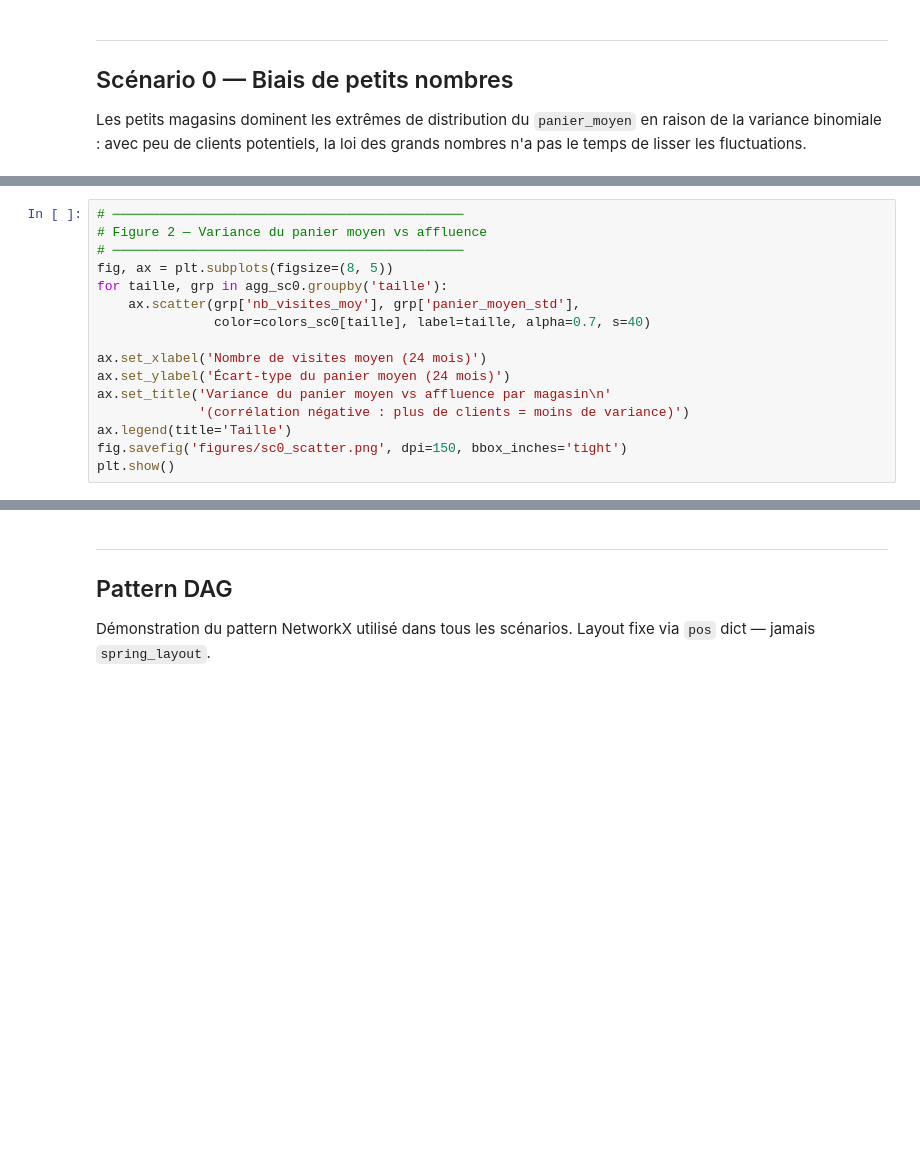
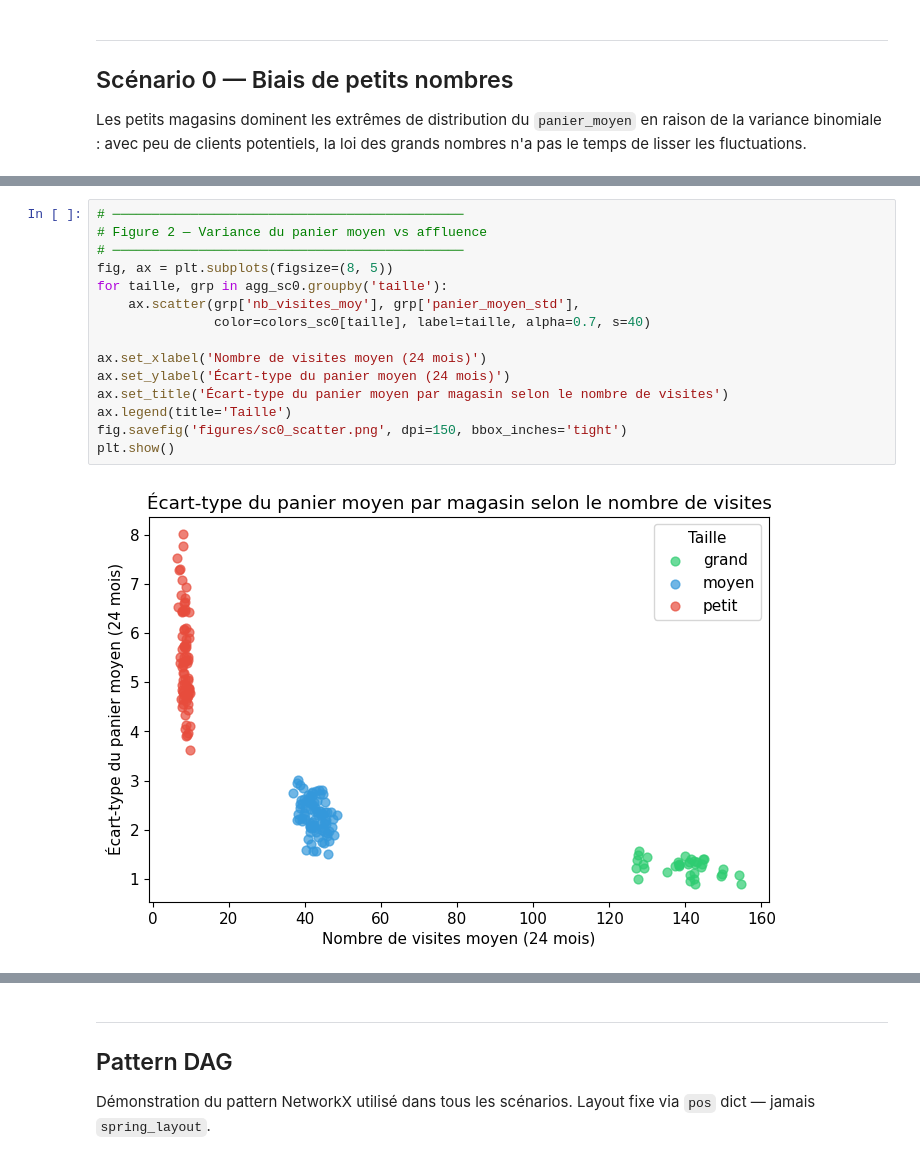
Before and after one commit to etirouthier/formation_causalite, a Jupyter notebook: formation_causalite.ipynb, the cells around one changed output, grey strips where cells are left out. Saved outputs shown, nothing was run; the diff lists cells and outputs as text; blank space fills up the shorter version.

Commit message:
fix(02): titres figures sc0 — factuels, sans commentaires interprétatifs
Co-Authored-By: Claude Sonnet 4.6 <noreply@anthropic.com>

```diff
--- a/formation_causalite.ipynb
+++ b/formation_causalite.ipynb
@@ -271,19 +279,20 @@ plt.show()
 # %%
 # ─────────────────────────────────────────────
 # Figure 2 — Variance du panier moyen vs affluence
 # ─────────────────────────────────────────────
 fig, ax = plt.subplots(figsize=(8, 5))
 for taille, grp in agg_sc0.groupby('taille'):
     ax.scatter(grp['nb_visites_moy'], grp['panier_moyen_std'],
                color=colors_sc0[taille], label=taille, alpha=0.7, s=40)
 
 ax.set_xlabel('Nombre de visites moyen (24 mois)')
 ax.set_ylabel('Écart-type du panier moyen (24 mois)')
-ax.set_title('Variance du panier moyen vs affluence par magasin\n'
-             '(corrélation négative : plus de clients = moins de variance)')
+ax.set_title('Écart-type du panier moyen par magasin selon le nombre de visites')
 ax.legend(title='Taille')
 fig.savefig('figures/sc0_scatter.png', dpi=150, bbox_inches='tight')
 plt.show()
+# %% [output]
+[figure, added]
 # %%
 # ─────────────────────────────────────────────
 # Figure 3 — Top 10 magasins par panier moyen (analyse naïve)
```
Also changed, not shown: parts of 6 cells of this notebook, 3 other files.
